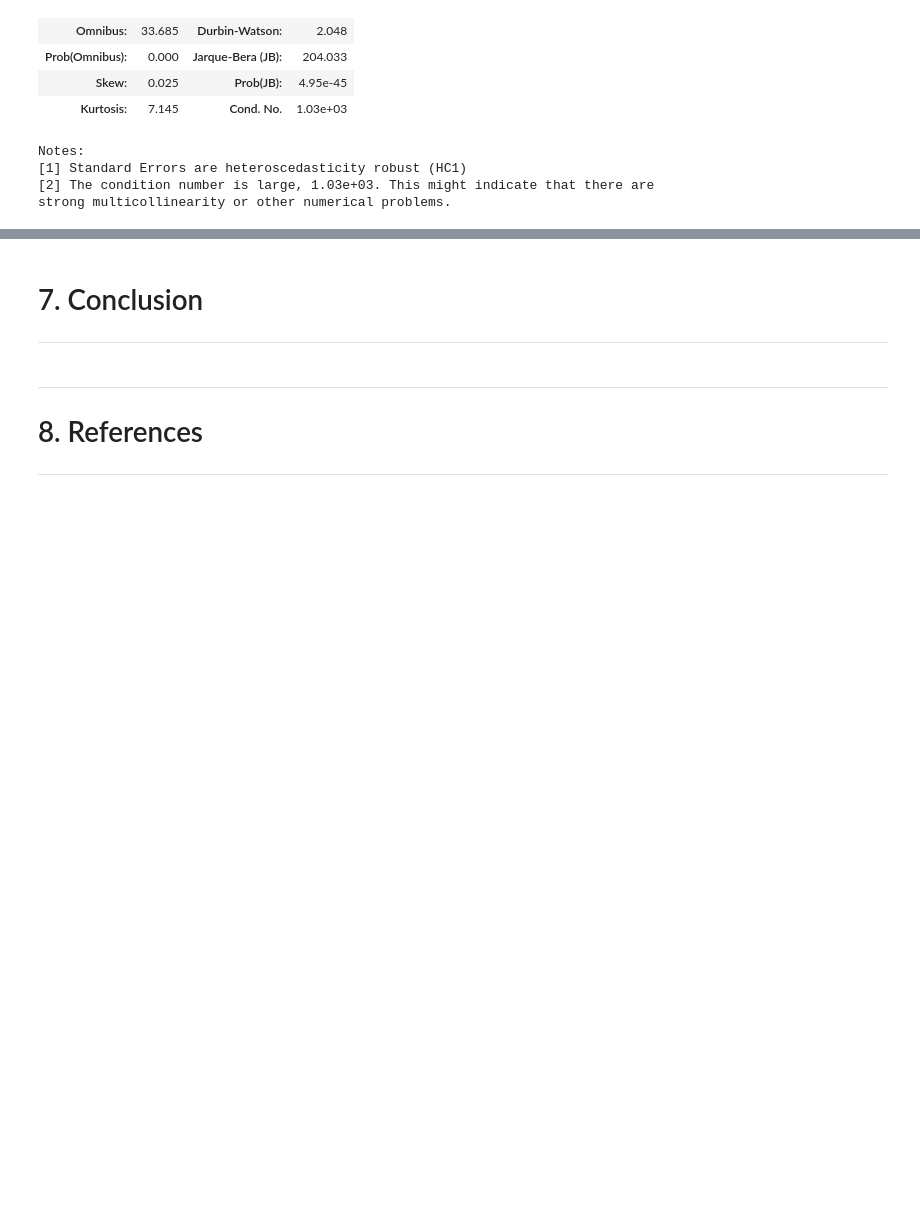
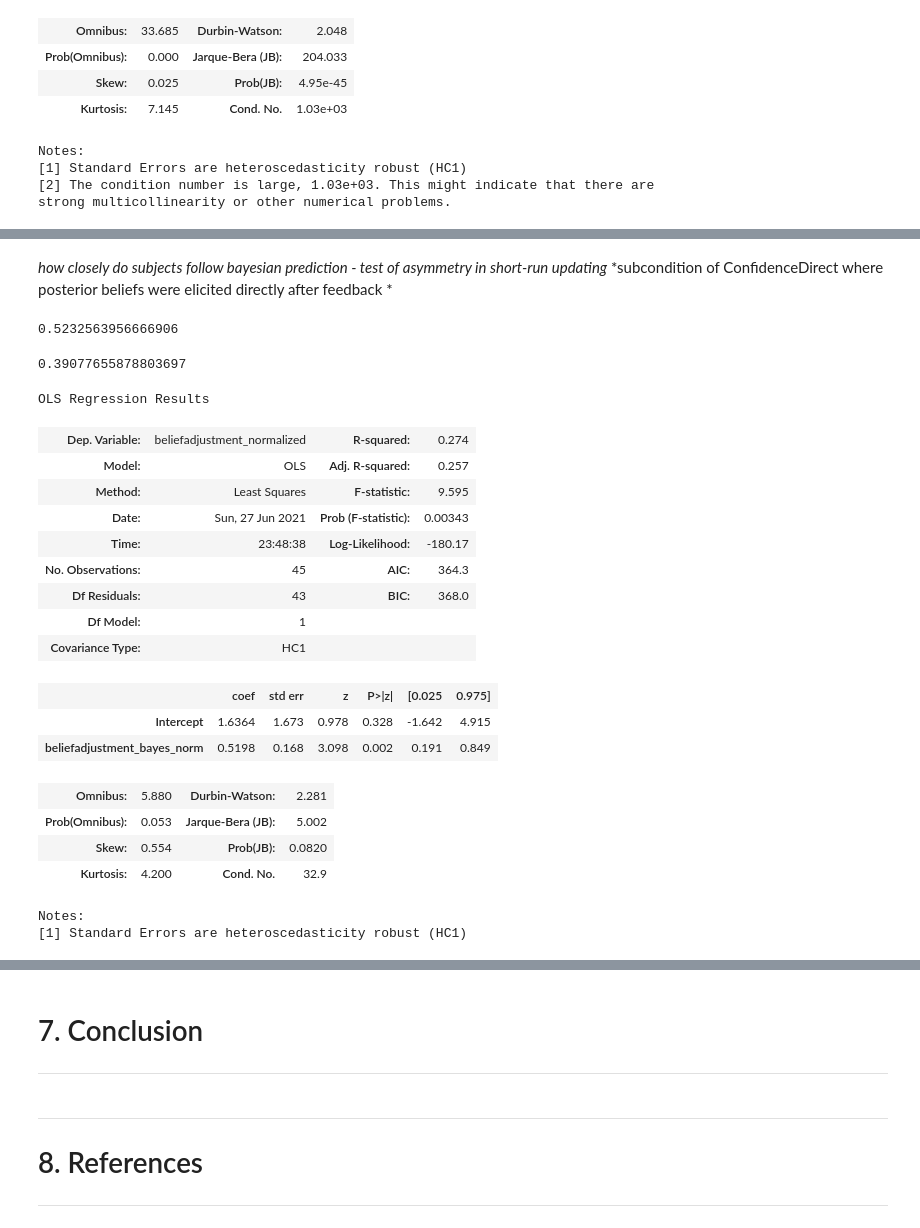
Before and after one commit to aysuavci/ose-data-science-course-project-aysuavci, a Jupyter notebook: project_notebook.ipynb, the cells around one changed output, grey strips where cells are left out. Cells and saved outputs as stored; diff of their text form; code cells hidden in the pictures; blank space fills up the shorter version.

Commit message:
general time trend

```diff
--- a/project_notebook.ipynb
+++ b/project_notebook.ipynb
@@ -944,0 +947,43 @@ strong multicollinearity or other numerical problems.
+# %% [markdown]
+*how closely do subjects follow bayesian prediction - test of asymmetry in short-run updating*
+*subcondition of ConfidenceDirect where posterior beliefs were elicited directly after feedback *
+# %%
+df["interact"] = df["beliefadjustment_bayes_norm"]* df["dummynews_goodbad"]
+# %%
+#Subdata for conditions
+treat4 = df[df["treatgroup"] == 4]
+treat4_good = treat4[treat4["dummynews_goodbad"] == 0]
+treat4_bad = treat4[treat4["dummynews_goodbad"] == 1]
+# %%
+treat4_good['beliefadjustment_normalized'].corr(treat4_good['beliefadjustment_bayes_norm'])
+# %% [output]
+0.5232563956666906
+# %%
+treat4_bad['beliefadjustment_normalized'].corr(treat4_bad['beliefadjustment_bayes_norm'])
+# %% [output]
+0.39077655878803697
+# %%
+df_treat4_good = pd.DataFrame({"beliefadjustment_normalized": treat4_good['beliefadjustment_normalized'], "beliefadjustment_bayes_norm": treat4_good['beliefadjustment_bayes_norm']})
+model_ols = smf.ols(formula="beliefadjustment_normalized ~ beliefadjustment_bayes_norm", data=df_treat4_good)
+rslt = model_ols.fit(cov_type='HC1')
+rslt.summary()
+# %% [output]
+OLS Regression Results
+| Dep. Variable: | beliefadjustment_normalized | R-squared: | 0.274 |
+| Model: | OLS | Adj. R-squared: | 0.257 |
+| Method: | Least Squares | F-statistic: | 9.595 |
+| Date: | Sun, 27 Jun 2021 | Prob (F-statistic): | 0.00343 |
+| Time: | 23:48:38 | Log-Likelihood: | -180.17 |
+| No. Observations: | 45 | AIC: | 364.3 |
+| Df Residuals: | 43 | BIC: | 368.0 |
+| Df Model: | 1 |  |  |
+| Covariance Type: | HC1 |  |  |
+|  | coef | std err | z | P>|z| | [0.025 | 0.975] |
+| Intercept | 1.6364 | 1.673 | 0.978 | 0.328 | -1.642 | 4.915 |
+| beliefadjustment_bayes_norm | 0.5198 | 0.168 | 3.098 | 0.002 | 0.191 | 0.849 |
+| Omnibus: | 5.880 | Durbin-Watson: | 2.281 |
+| Prob(Omnibus): | 0.053 | Jarque-Bera (JB): | 5.002 |
+| Skew: | 0.554 | Prob(JB): | 0.0820 |
+| Kurtosis: | 4.200 | Cond. No. | 32.9 |
+Notes:
+[1] Standard Errors are heteroscedasticity robust (HC1)
```
Also changed, not shown: parts of 7 cells of this notebook.
